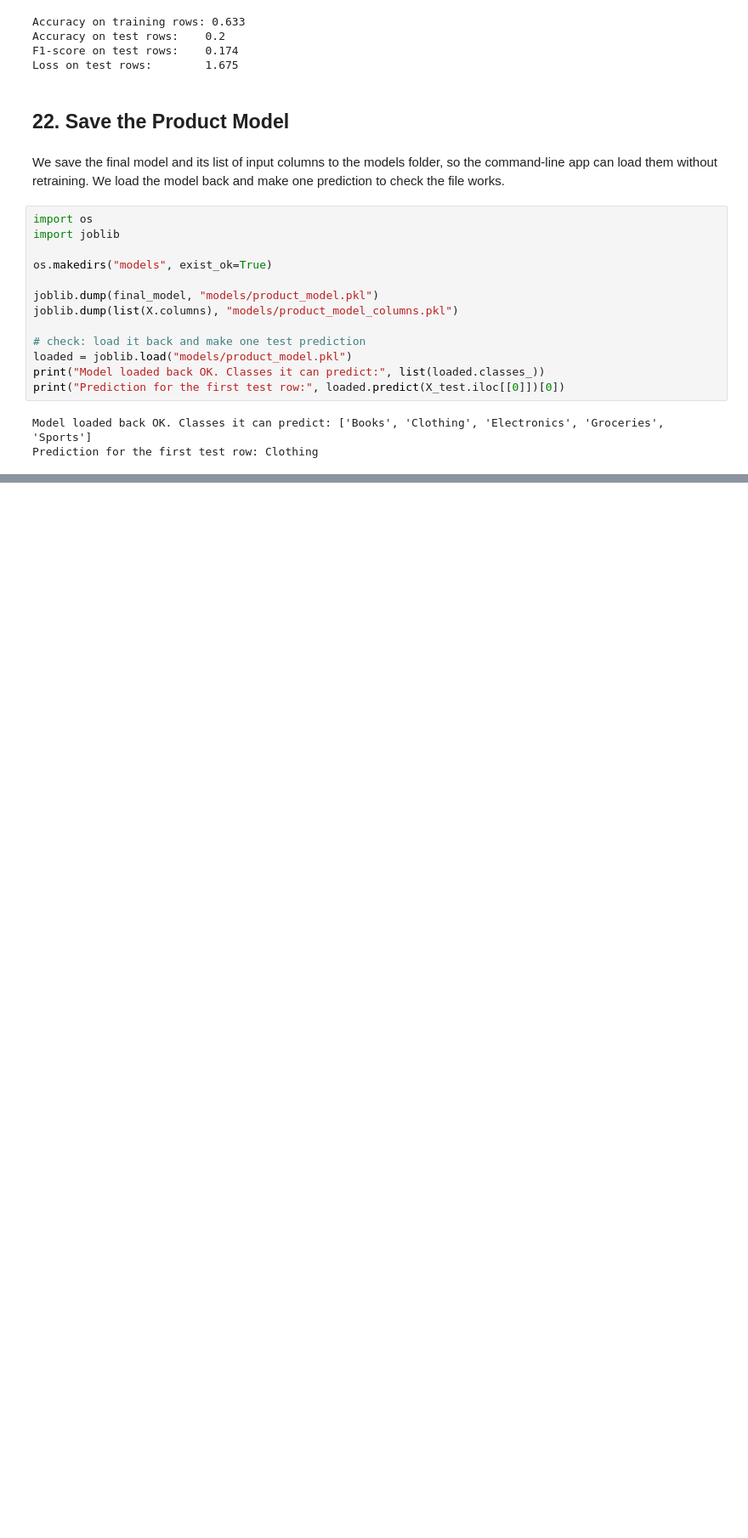
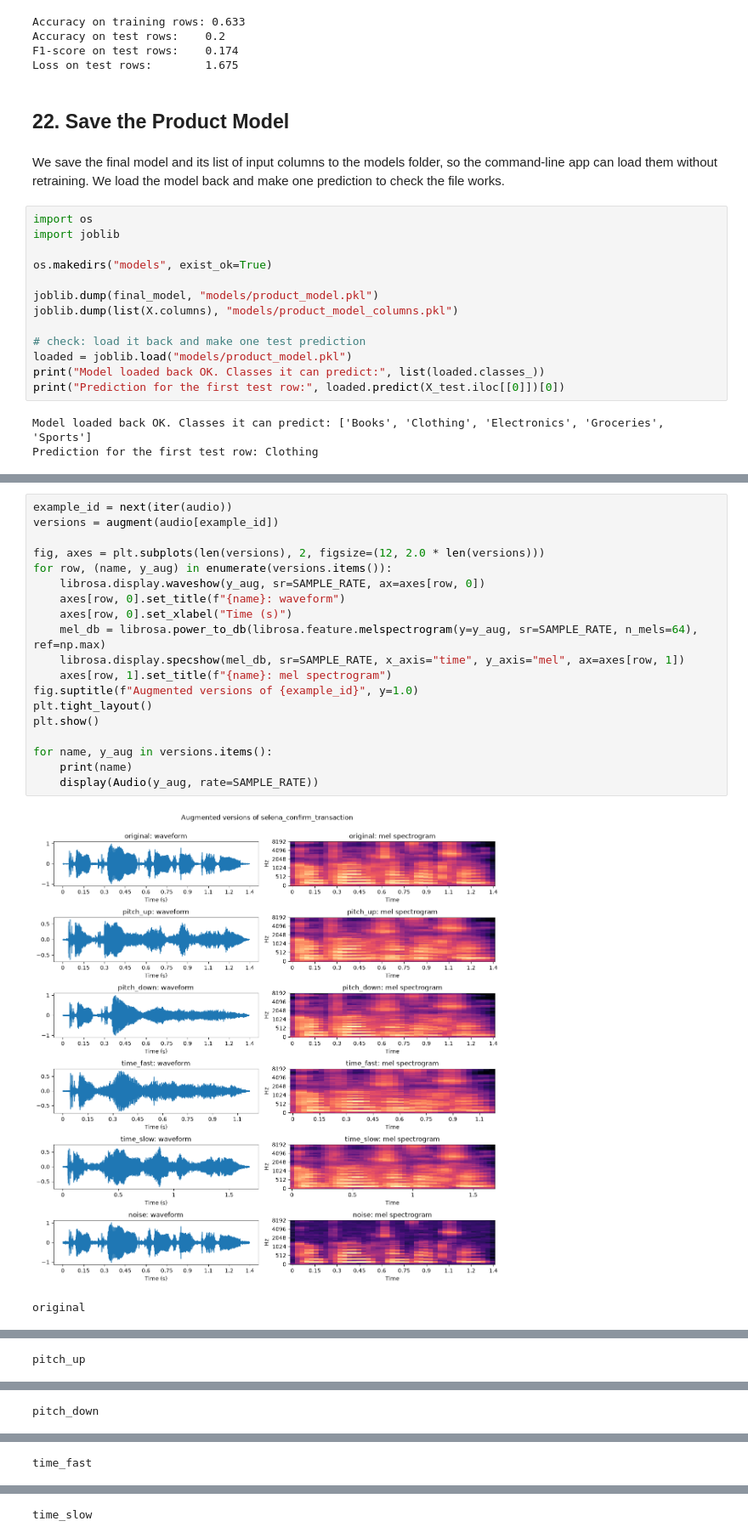
Before and after one commit to selenai9/ML-pipeline-F2-multimodal-auth-product-recommendation, a Jupyter notebook: formative2_multimodal.ipynb, the cells around one changed output, grey strips where cells are left out. Shown at 85% size. Cells and saved outputs as stored; diff of their text form; blank space fills up the shorter version.

```diff
--- a/formative2_multimodal.ipynb
+++ b/formative2_multimodal.ipynb
@@ -635,0 +735,22 @@ Prediction for the first test row: Clothing
+# %%
+example_id = next(iter(audio))
+versions = augment(audio[example_id])
+
+fig, axes = plt.subplots(len(versions), 2, figsize=(12, 2.0 * len(versions)))
+for row, (name, y_aug) in enumerate(versions.items()):
+    librosa.display.waveshow(y_aug, sr=SAMPLE_RATE, ax=axes[row, 0])
+    axes[row, 0].set_title(f"{name}: waveform")
+    axes[row, 0].set_xlabel("Time (s)")
+    mel_db = librosa.power_to_db(librosa.feature.melspectrogram(y=y_aug, sr=SAMPLE_RATE, n_mels=64), ref=np.max)
+    librosa.display.specshow(mel_db, sr=SAMPLE_RATE, x_axis="time", y_axis="mel", ax=axes[row, 1])
+    axes[row, 1].set_title(f"{name}: mel spectrogram")
+fig.suptitle(f"Augmented versions of {example_id}", y=1.0)
+plt.tight_layout()
+plt.show()
+
+for name, y_aug in versions.items():
+    print(name)
+    display(Audio(y_aug, rate=SAMPLE_RATE))
+# %% [output]
+[figure, added]
+original
@@ -635,0 +758 @@ Prediction for the first test row: Clothing
+pitch_up
@@ -635,0 +760 @@ Prediction for the first test row: Clothing
+pitch_down
@@ -635,0 +762 @@ Prediction for the first test row: Clothing
+time_fast
@@ -635,0 +764 @@ Prediction for the first test row: Clothing
+time_slow
```
Also changed, not shown: parts of 29 cells of this notebook.
